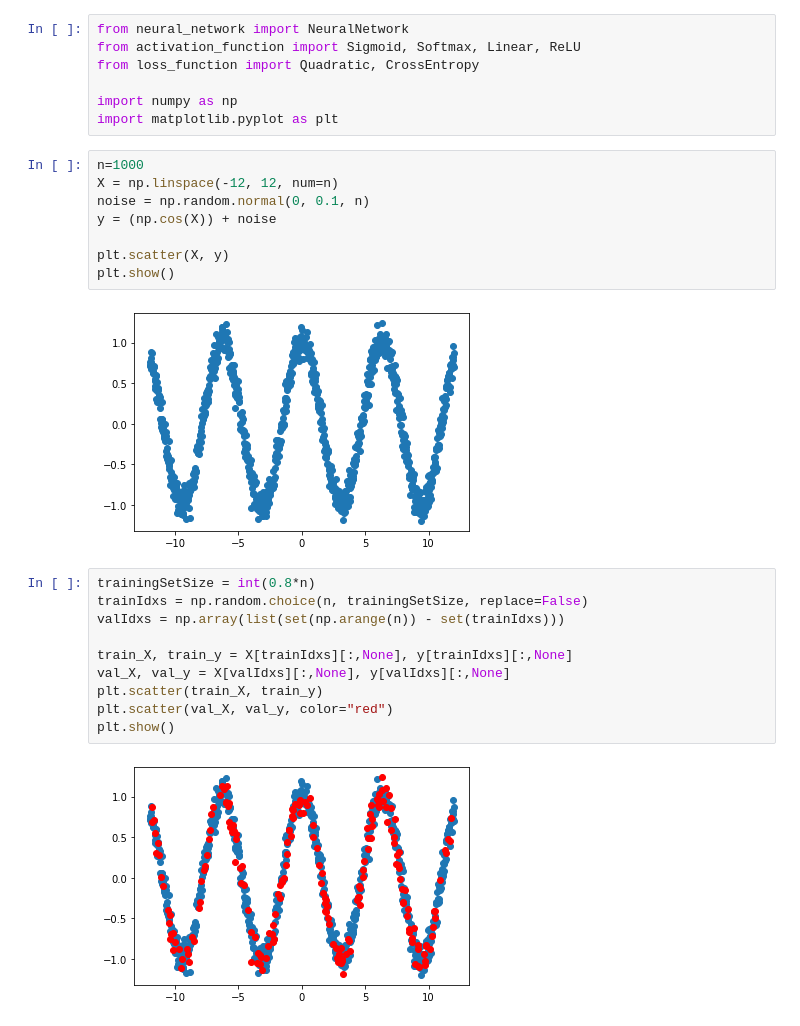
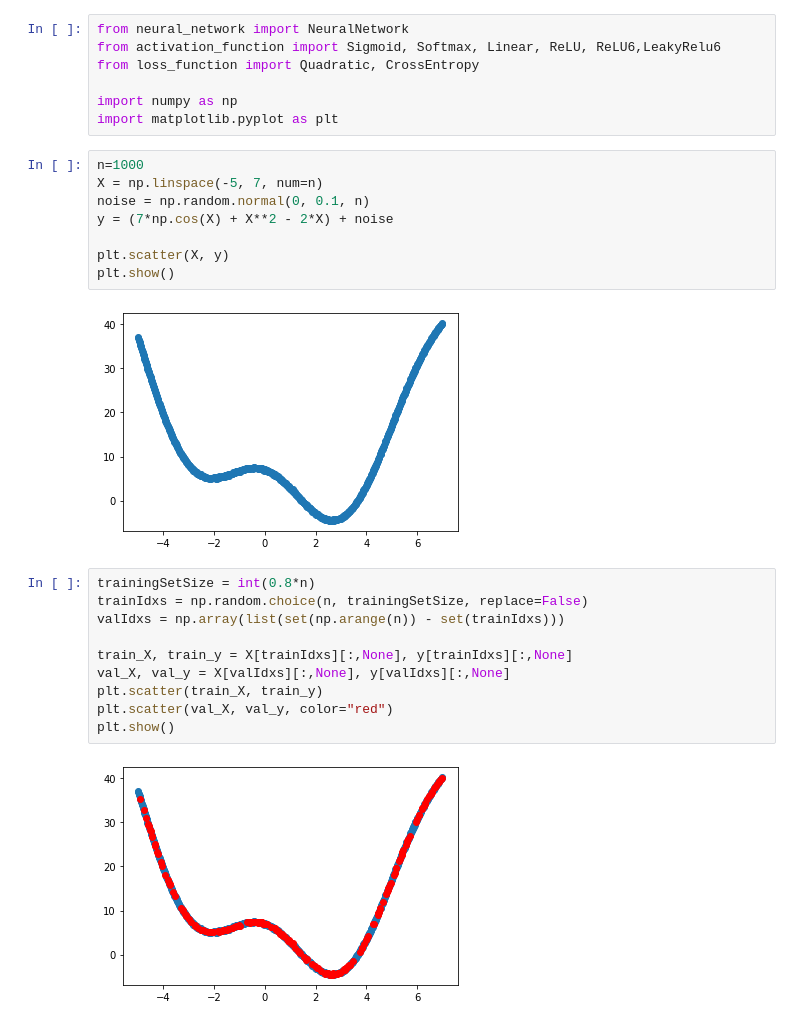
Before and after one commit to felixjchen/neural-network, a Jupyter notebook: polynomial_regression.ipynb, the cells around one changed output. Saved outputs shown, nothing was run; the diff lists cells and outputs as text.

```diff
--- a/polynomial_regression.ipynb
+++ b/polynomial_regression.ipynb
@@ -1,20 +1,20 @@
 # %%
 from neural_network import NeuralNetwork
-from activation_function import Sigmoid, Softmax, Linear, ReLU
+from activation_function import Sigmoid, Softmax, Linear, ReLU, ReLU6,LeakyRelu6
 from loss_function import Quadratic, CrossEntropy
 
 import numpy as np
 import matplotlib.pyplot as plt
 # %%
 n=1000
-X = np.linspace(-12, 12, num=n)
+X = np.linspace(-5, 7, num=n)
 noise = np.random.normal(0, 0.1, n)
-y = (np.cos(X)) + noise
+y = (7*np.cos(X) + X**2 - 2*X) + noise
 
 plt.scatter(X, y)
 plt.show()
 # %% [output]
-[figure, old version]
+[figure, new version]
 # %%
 trainingSetSize = int(0.8*n)
 trainIdxs = np.random.choice(n, trainingSetSize, replace=False)
@@ -26,7 +26,7 @@ plt.scatter(train_X, train_y)
 plt.scatter(val_X, val_y, color="red")
 plt.show()
 # %% [output]
-[figure, old version]
+[figure, new version]
 # %%
 # sin x model = NeuralNetwork(size=[1, 30, 30, 1],
 #                       activation=[ReLU(0.1), ReLU(0.1),  Linear(1)],
```
Also changed, not shown: parts of 1 cell of this notebook.
